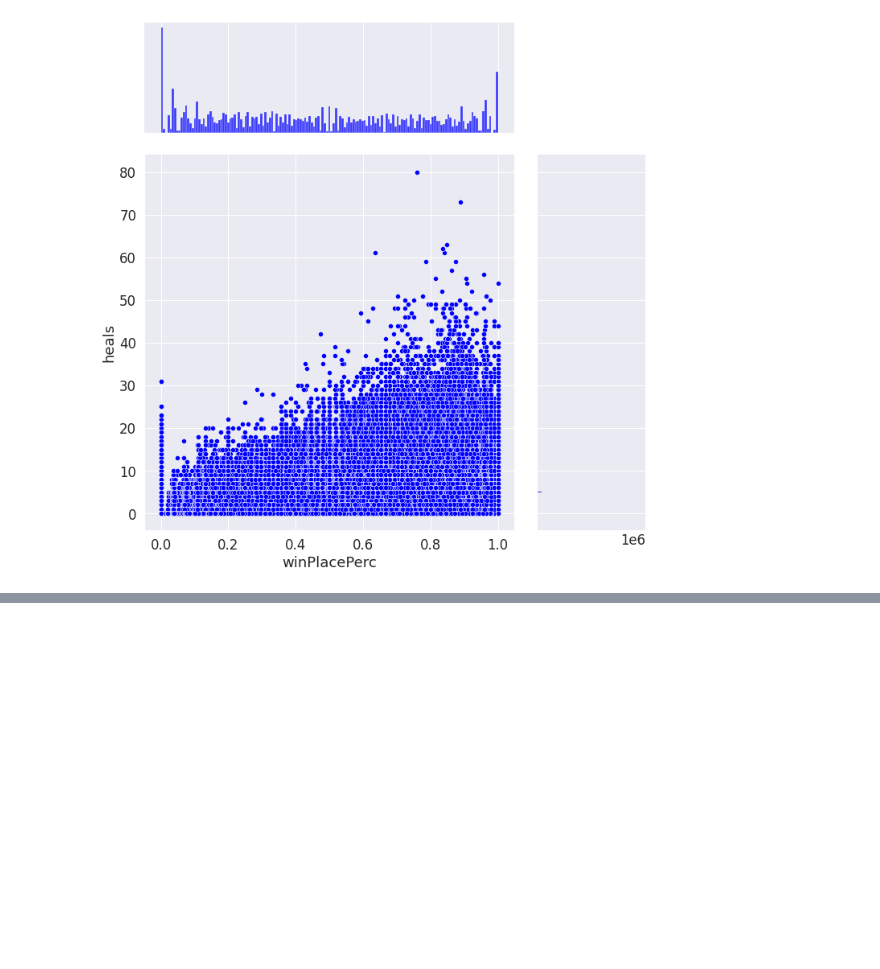
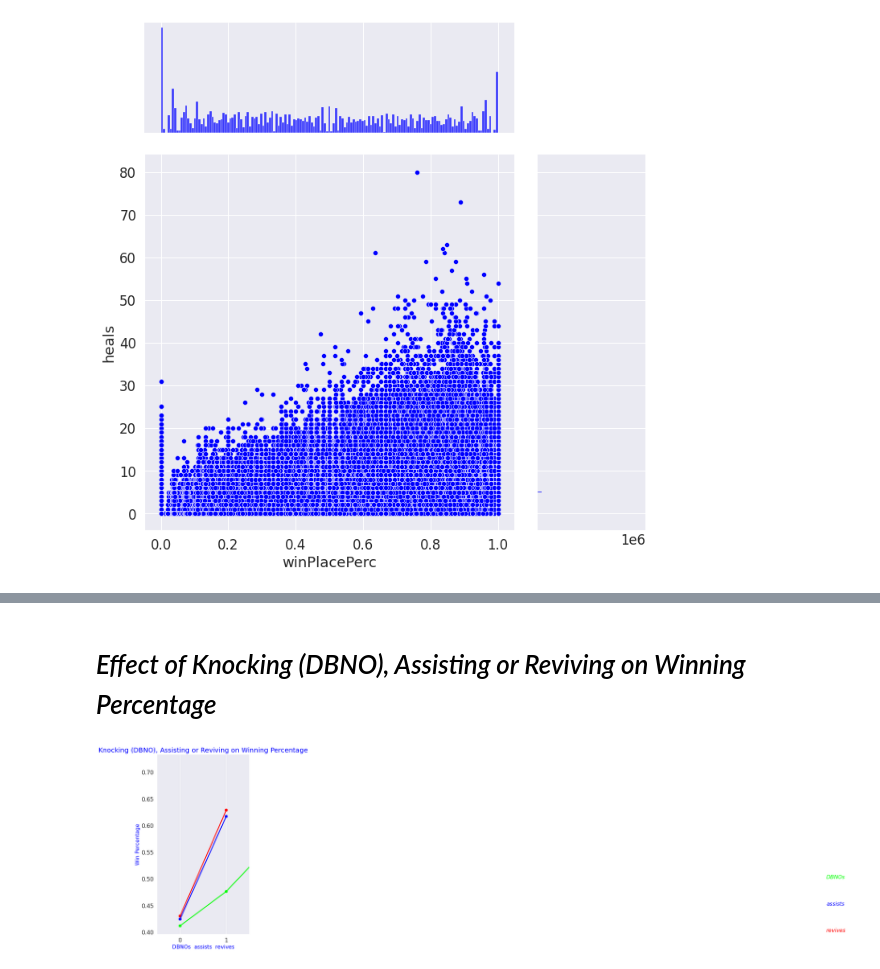
Before and after one commit to ANKITSHARMA98/PUBG-Data-Analysis, a Jupyter notebook: PUBG.ipynb, the cells around one changed output, grey strips where cells are left out. Cells and saved outputs as stored; diff of their text form; code cells hidden in the pictures; blank space fills up the shorter version.

```diff
--- a/PUBG.ipynb
+++ b/PUBG.ipynb
@@ -323,0 +349,18 @@ plt.show()
+# %% [markdown]
+# *Effect of Knocking (DBNO), Assisting or Reviving on Winning Percentage*
+# %%
+
+f,ax1 = plt.subplots(figsize =(5,10))
+sns.pointplot(x='DBNOs',y='winPlacePerc',data=data,color='lime',alpha=0.8)
+sns.pointplot(x='assists',y='winPlacePerc',data=data,color='blue',alpha=0.8)
+sns.pointplot(x='revives',y='winPlacePerc',data=data,color='red',alpha=0.8)
+plt.text(14,0.5,'DBNOs',color='lime',fontsize = 16,style = 'italic')
+plt.text(14,0.45,'assists',color='blue',fontsize = 16,style = 'italic')
+plt.text(14,0.4,'revives',color='red',fontsize = 16,style = 'italic')
+plt.xlabel('DBNOs  assists  revives',fontsize = 16,color='blue')
+plt.ylabel('Win Percentage',fontsize = 16,color='blue')
+plt.title('Knocking (DBNO), Assisting or Reviving on Winning Percentage',fontsize = 20,color='blue')
+plt.grid()
+plt.show()
+# %% [output]
+[figure, added]
```
Also changed, not shown: parts of 13 cells of this notebook.
